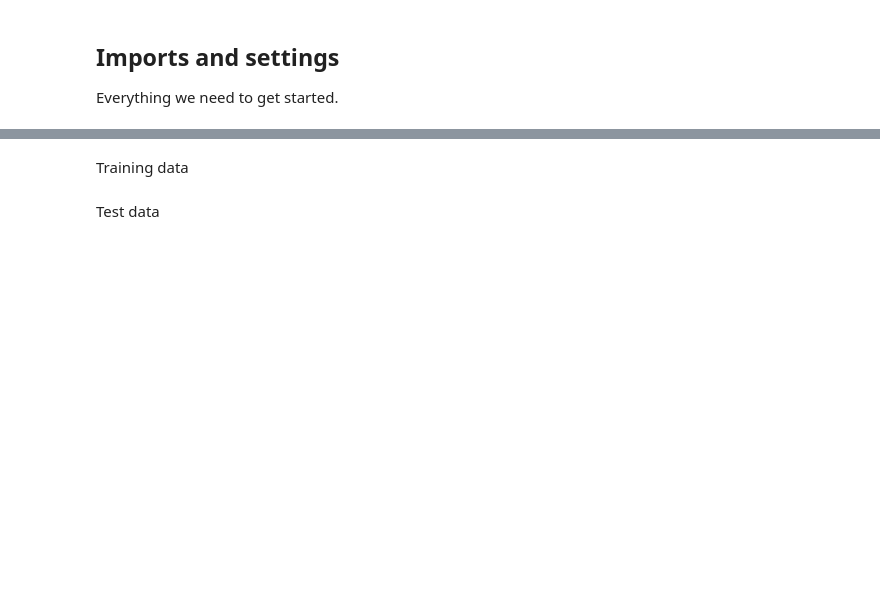
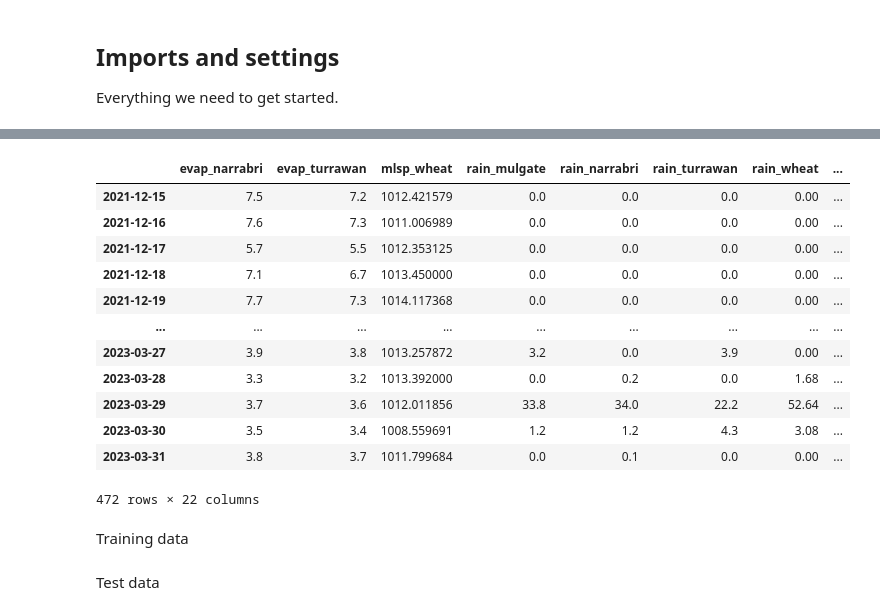
Before and after one commit to dare-centre/DDC-I, a Jupyter notebook: 00_Data_Preprocessing.ipynb, the cells around one changed output, grey strips where cells are left out. Cells and saved outputs as stored; diff of their text form; code cells hidden in the pictures; blank space fills up the shorter version.

```diff
--- a/00_Data_Preprocessing.ipynb
+++ b/00_Data_Preprocessing.ipynb
@@ -40,0 +40,3 @@ process_data.describe()
+# %%
+date_start = '2021-12-15' #based on initial plotting
+date_end = '2023-03-31' #based on initial plotting
@@ -40,0 +170,29 @@ process_data.describe()
+# %%
+# We will also load the silo data for the same period
+
+# now get from other llara rain gauges
+silo_gauges = {
+    'narrabri': '53026.txt',
+    'turrawan': '55058.txt',
+}
+col_convert = {
+    'Date': 'Date',
+    'Rain': 'rain',
+    'T.Max': 'tempmax',
+    'T.Min': 'tempmin',
+    'Evap': 'evap',
+}
+
+silo_data = load_silo_gauges(data_dir,silo_gauges,col_convert)
+
+# evap needs to be moved forward a day to overlap the same period
+# thanks to SILOs interpretation
+for _ in silo_data.columns:
+    if 'evap' in _:
+        silo_data[_] = silo_data[_].shift(1)
+
+# remove dates before the start date
+silo_data = silo_data[date_start:date_end]
+
+display(silo_data.head())
+display(silo_data.tail())
@@ -43,3 +315,27 @@ process_data.describe()
+# %%
+# combine all of our daily dataframes into one
+daily_data = pd.concat([silo_data,llara_data],axis=1,sort=True)
+daily_data.sort_index(inplace=True)
+daily_data.sort_index(axis=1,inplace=True)
+# constrain to the soil moisture data period
+daily_data = daily_data.loc[daily_sm_data['Date'].min().strftime('%Y-%m-%d'):daily_sm_data['Date'].max().strftime('%Y-%m-%d'),:]
+# drop any all nan columns
+daily_data.dropna(axis=1,how='all',inplace=True)
+daily_data
+# %% [output]
+|  | evap_narrabri | evap_turrawan | mlsp_wheat | rain_mulgate | rain_narrabri | rain_turrawan | rain_wheat | ... |
+| 2021-12-15 | 7.5 | 7.2 | 1012.421579 | 0.0 | 0.0 | 0.0 | 0.00 | ... |
+| 2021-12-16 | 7.6 | 7.3 | 1011.006989 | 0.0 | 0.0 | 0.0 | 0.00 | ... |
+| 2021-12-17 | 5.7 | 5.5 | 1012.353125 | 0.0 | 0.0 | 0.0 | 0.00 | ... |
+| 2021-12-18 | 7.1 | 6.7 | 1013.450000 | 0.0 | 0.0 | 0.0 | 0.00 | ... |
+| 2021-12-19 | 7.7 | 7.3 | 1014.117368 | 0.0 | 0.0 | 0.0 | 0.00 | ... |
+| ... | ... | ... | ... | ... | ... | ... | ... | ... |
+| 2023-03-27 | 3.9 | 3.8 | 1013.257872 | 3.2 | 0.0 | 3.9 | 0.00 | ... |
+| 2023-03-28 | 3.3 | 3.2 | 1013.392000 | 0.0 | 0.2 | 0.0 | 1.68 | ... |
+| 2023-03-29 | 3.7 | 3.6 | 1012.011856 | 33.8 | 34.0 | 22.2 | 52.64 | ... |
+| 2023-03-30 | 3.5 | 3.4 | 1008.559691 | 1.2 | 1.2 | 4.3 | 3.08 | ... |
+| 2023-03-31 | 3.8 | 3.7 | 1011.799684 | 0.0 | 0.1 | 0.0 | 0.00 | ... |
+472 rows × 22 columns
 # %%
 # First of all lets resample hourly taking the mean of each of the process variables
 hourly_data = process_data.resample('H').mean()
```
Also changed, not shown: parts of 17 cells of this notebook, 1 other file.
